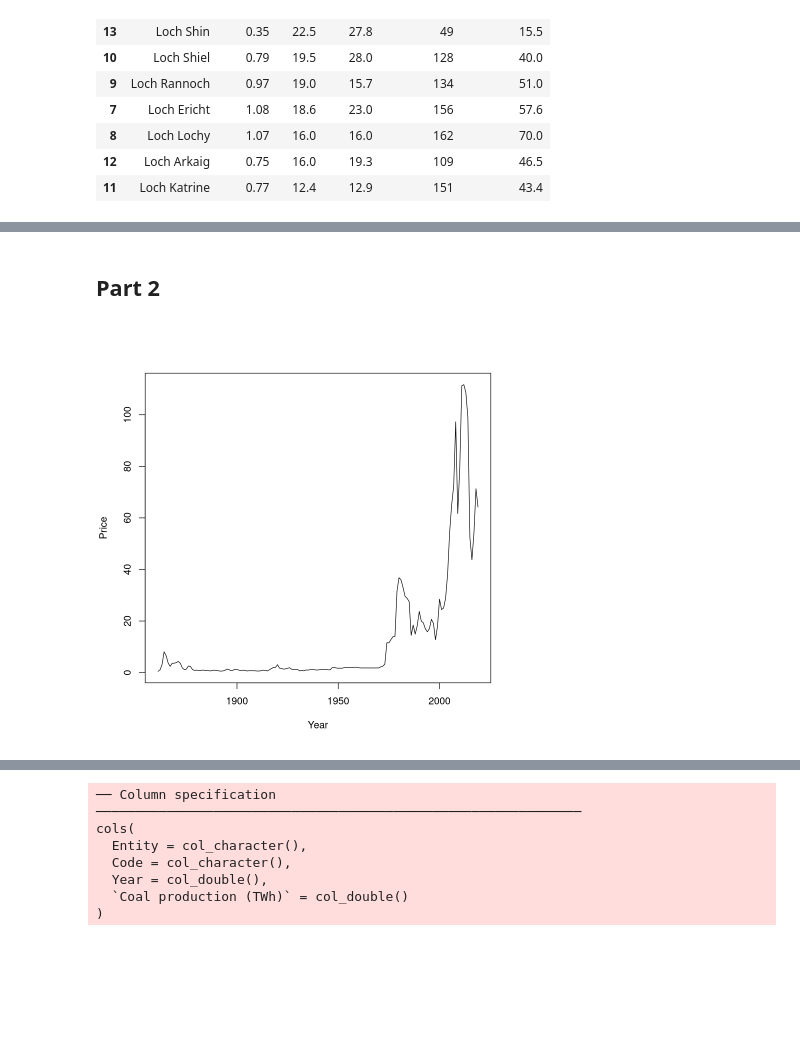
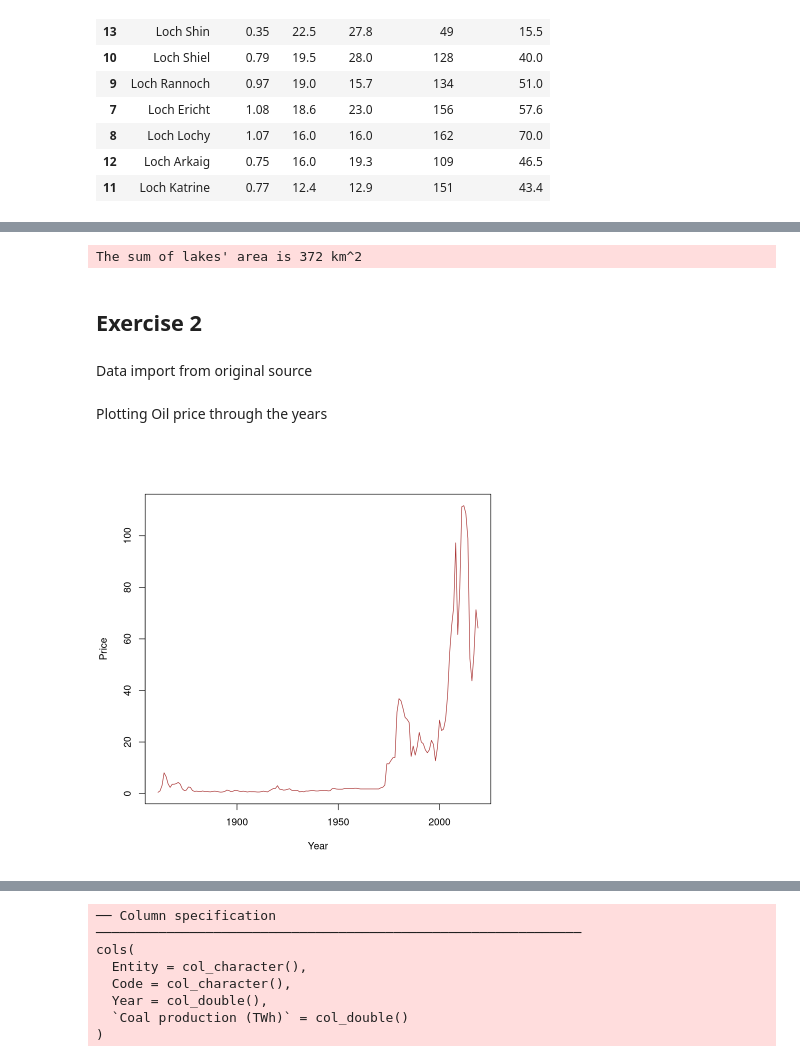
Before and after one commit to Confizolo/PoDProjects, a Jupyter notebook: ASfPA/Ex01/Ex01.ipynb, the cells around one changed output, grey strips where cells are left out. Cells and saved outputs as stored; diff of their text form; code cells hidden in the pictures; blank space fills up the shorter version.

```diff
--- a/ASfPA/Ex01/Ex01.ipynb
+++ b/ASfPA/Ex01/Ex01.ipynb
@@ -73,9 +80,17 @@ sum(lakes$Area)
+# %%
+message("The sum of lakes' area is ",sum(lakes$Area)," km^2")
+# %% [output]
+The sum of lakes' area is 372 km^2
 # %% [markdown]
-## Part 2
+## Exercise 2
+# %% [markdown]
+Data import from original source
 # %%
 oildata = read.table("DATA/crude-oil-prices.csv", sep = ",", header = T)
+# %% [markdown]
+Plotting Oil price through the years
 # %%
-plot(oildata$Year, oildata$Oil, t="l", xlab = "Year", ylab = "Price")
+plot(oildata$Year, oildata$Oil, t="l", xlab = "Year", ylab = "Price", col = "brown")
 # %% [output]
-[figure, old version]
+[figure, new version]
 # %%
```
Also changed, not shown: parts of 56 cells of this notebook, 2 other files.
